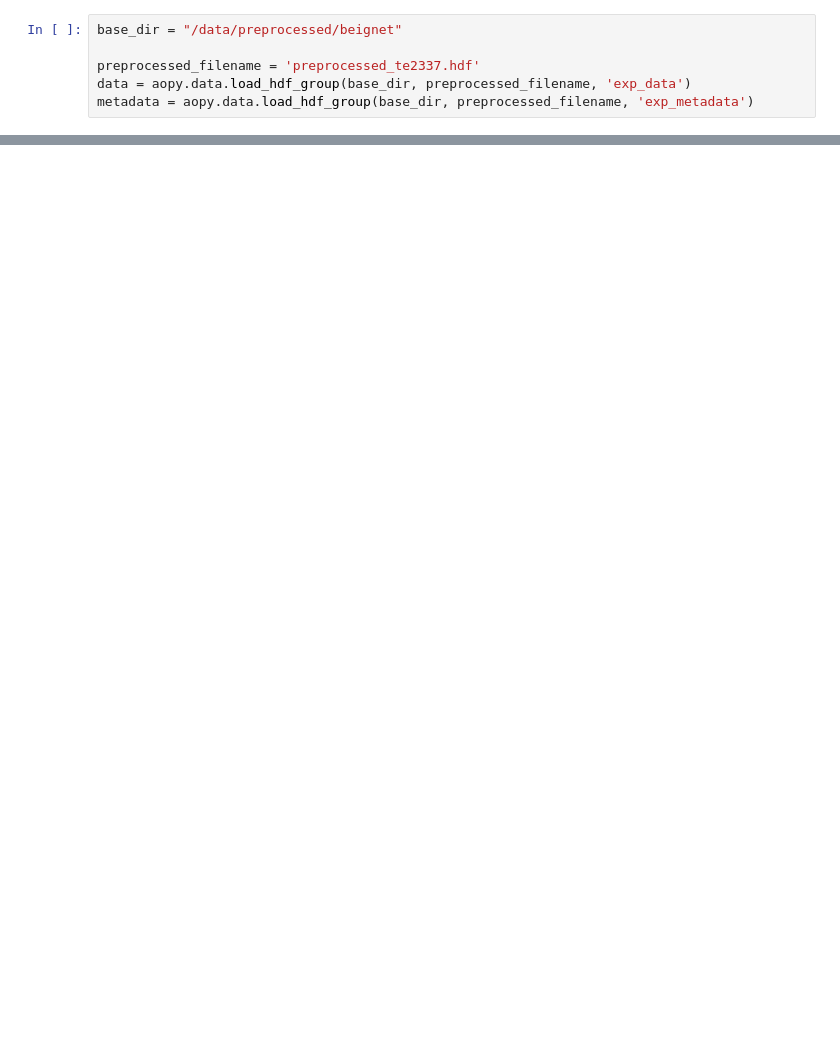
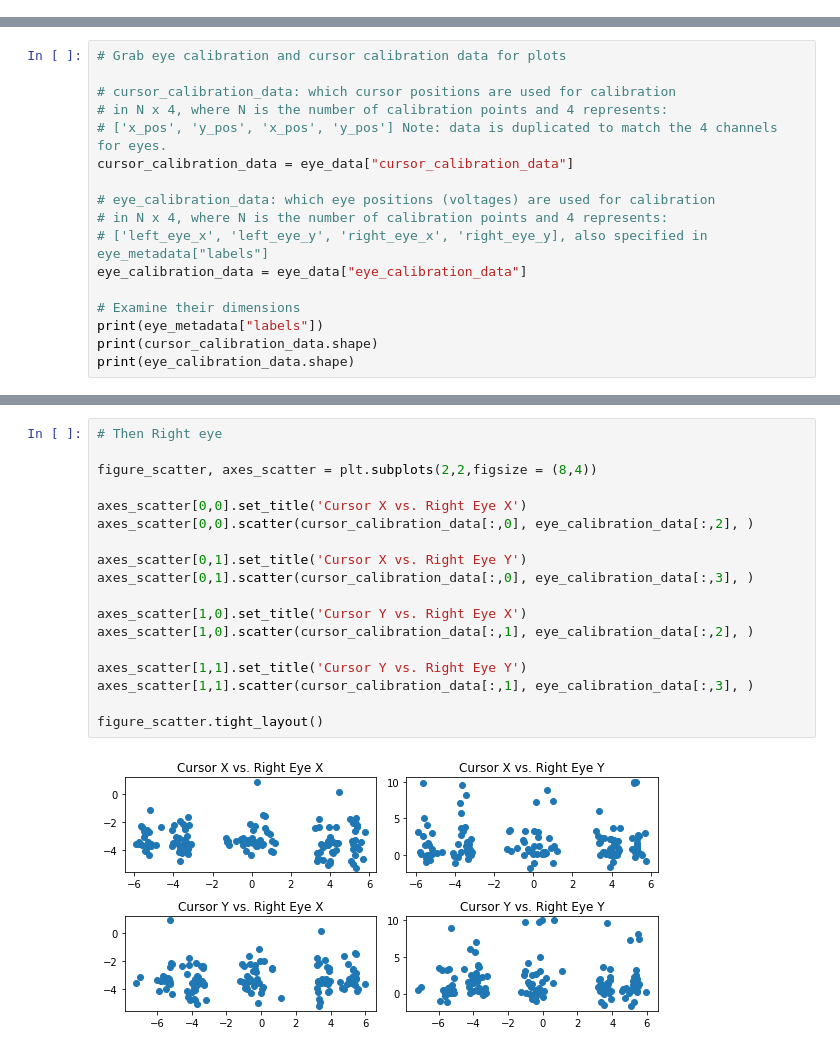
Before and after one commit to aolabNeuro/analyze, a Jupyter notebook: docs/source/examples/eye_tracking_calibration_example.ipynb, the cells around one changed output, grey strips where cells are left out. Saved outputs shown, nothing was run; the diff lists cells and outputs as text; blank space fills up the shorter version.

```diff
--- a/docs/source/examples/eye_tracking_calibration_example.ipynb
+++ b/docs/source/examples/eye_tracking_calibration_example.ipynb
@@ -7,9 +9,3 @@ import os
 import numpy as np
 import aopy
 import matplotlib.pyplot as plt
-# %%
-base_dir = "/data/preprocessed/beignet"
-
-preprocessed_filename = 'preprocessed_te2337.hdf'
-data = aopy.data.load_hdf_group(base_dir, preprocessed_filename, 'exp_data')
-metadata = aopy.data.load_hdf_group(base_dir, preprocessed_filename, 'exp_metadata')
@@ -41,0 +57,17 @@ dict
+# %%
+# Grab eye calibration and cursor calibration data for plots
+
+# cursor_calibration_data: which cursor positions are used for calibration
+# in N x 4, where N is the number of calibration points and 4 represents:
+# ['x_pos', 'y_pos', 'x_pos', 'y_pos'] Note: data is duplicated to match the 4 channels for eyes.
+cursor_calibration_data = eye_data["cursor_calibration_data"]
+
+# eye_calibration_data: which eye positions (voltages) are used for calibration
+# in N x 4, where N is the number of calibration points and 4 represents:
+# ['left_eye_x', 'left_eye_y', 'right_eye_x', 'right_eye_y], also specified in eye_metadata["labels"]
+eye_calibration_data = eye_data["eye_calibration_data"]
+
+# Examine their dimensions
+print(eye_metadata["labels"])
+print(cursor_calibration_data.shape)
+print(eye_calibration_data.shape)
@@ -41,0 +100,20 @@ dict
+# %%
+# Then Right eye
+
+figure_scatter, axes_scatter = plt.subplots(2,2,figsize = (8,4))
+
+axes_scatter[0,0].set_title('Cursor X vs. Right Eye X')
+axes_scatter[0,0].scatter(cursor_calibration_data[:,0], eye_calibration_data[:,2], )
+
+axes_scatter[0,1].set_title('Cursor X vs. Right Eye Y')
+axes_scatter[0,1].scatter(cursor_calibration_data[:,0], eye_calibration_data[:,3], )
+
+axes_scatter[1,0].set_title('Cursor Y vs. Right Eye X')
+axes_scatter[1,0].scatter(cursor_calibration_data[:,1], eye_calibration_data[:,2], )
+
+axes_scatter[1,1].set_title('Cursor Y vs. Right Eye Y')
+axes_scatter[1,1].scatter(cursor_calibration_data[:,1], eye_calibration_data[:,3], )
+
+figure_scatter.tight_layout()
+# %% [output]
+[figure, added]
```
Also changed, not shown: parts of 14 cells of this notebook.
